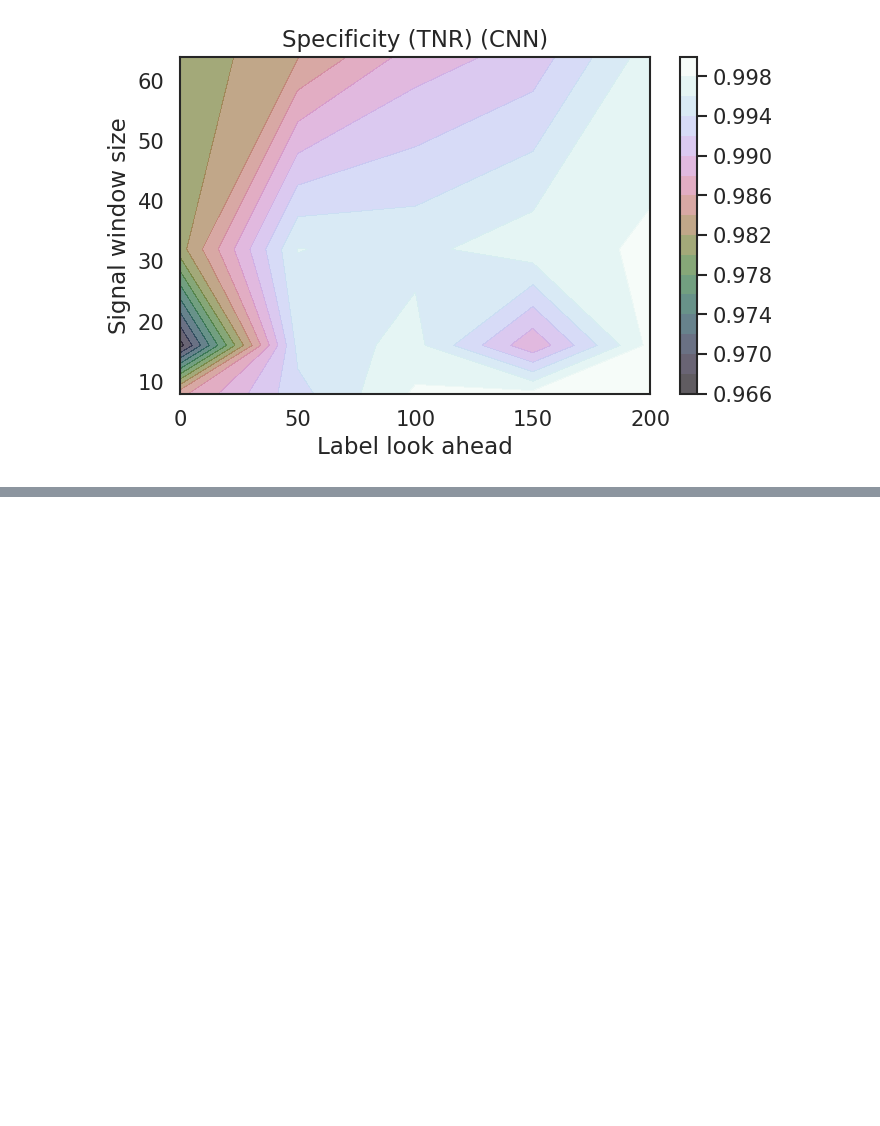
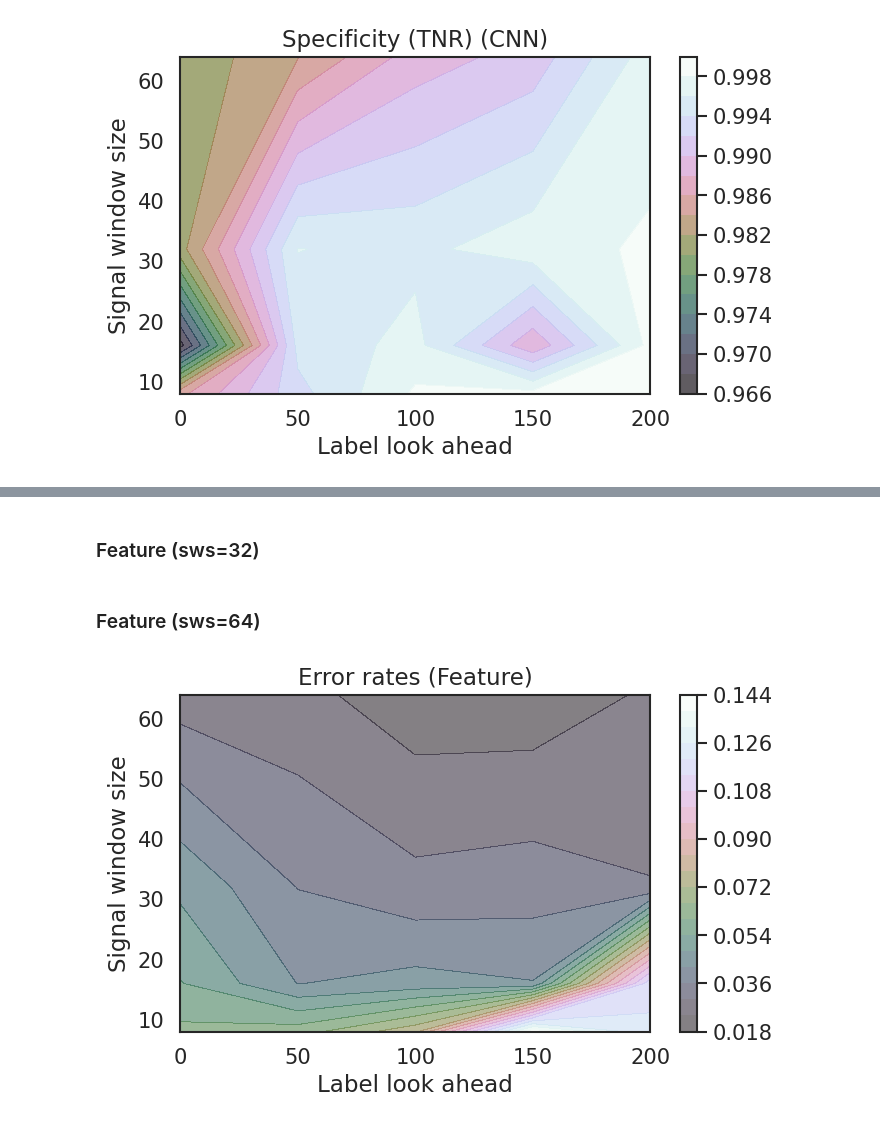
Before and after one commit to PlasmaControl/bes-edgeml-models, a Jupyter notebook: elm_classification/notebooks/contour_plots.ipynb, the cells around one changed output, grey strips where cells are left out. Drawn from its saved outputs; the diff is of its cells as text; code cells hidden in the pictures; blank space fills up the shorter version.

Commit message:
Add contour plots for feature model.

```diff
--- a/elm_classification/notebooks/contour_plots.ipynb
+++ b/elm_classification/notebooks/contour_plots.ipynb
@@ -834,0 +921,2 @@ plt.show()
+# %% [markdown]
+### Feature (sws=32)
@@ -834,0 +963,2 @@ plt.show()
+# %% [markdown]
+### Feature (sws=64)
@@ -834,0 +1005,24 @@ plt.show()
+# %%
+# error rate
+la = np.array([0, 50, 100, 150, 200])
+sws = np.array([8, 16, 32, 64])
+X, Y = np.meshgrid(la, sws)
+error_rates = np.array(
+    [
+        [err_sws8_la0, err_sws8_la50, err_sws8_la100, err_sws8_la150, err_sws8_la200],
+        [err_sws16_la0, err_sws16_la50, err_sws16_la100, err_sws16_la150, err_sws16_la200],
+        [err_sws32_la0, err_sws32_la50, err_sws32_la100, err_sws32_la150, err_sws32_la200],
+        [err_sws64_la0, err_sws64_la50, err_sws64_la100, err_sws64_la150, err_sws64_la200],
+    ]
+)
+plt.figure(figsize=(6, 4), dpi=120)
+plt.contourf(X, Y, error_rates, 20, alpha=0.5, cmap='cubehelix')
+plt.xlabel('Label look ahead')
+plt.ylabel('Signal window size')
+plt.title('Error rates (Feature)')
+plt.colorbar()
+plt.tight_layout()
+plt.savefig(os.path.join(base_path, 'feature_model_error_rate_wavelet_data.png'), dpi=120)
+plt.show()
+# %% [output]
+[figure, added]
```
Also changed, not shown: parts of 11 cells of this notebook, 4 other files.
